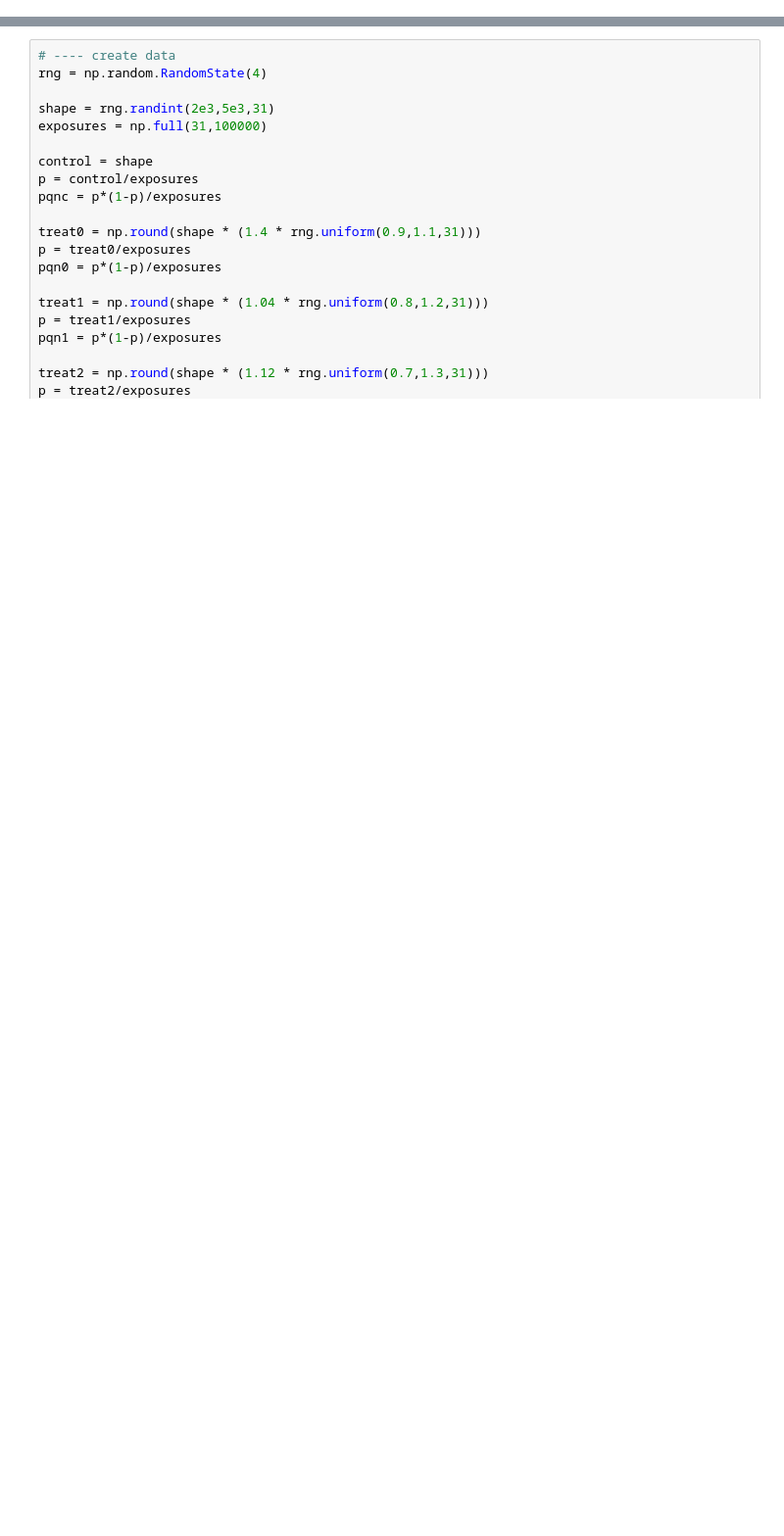
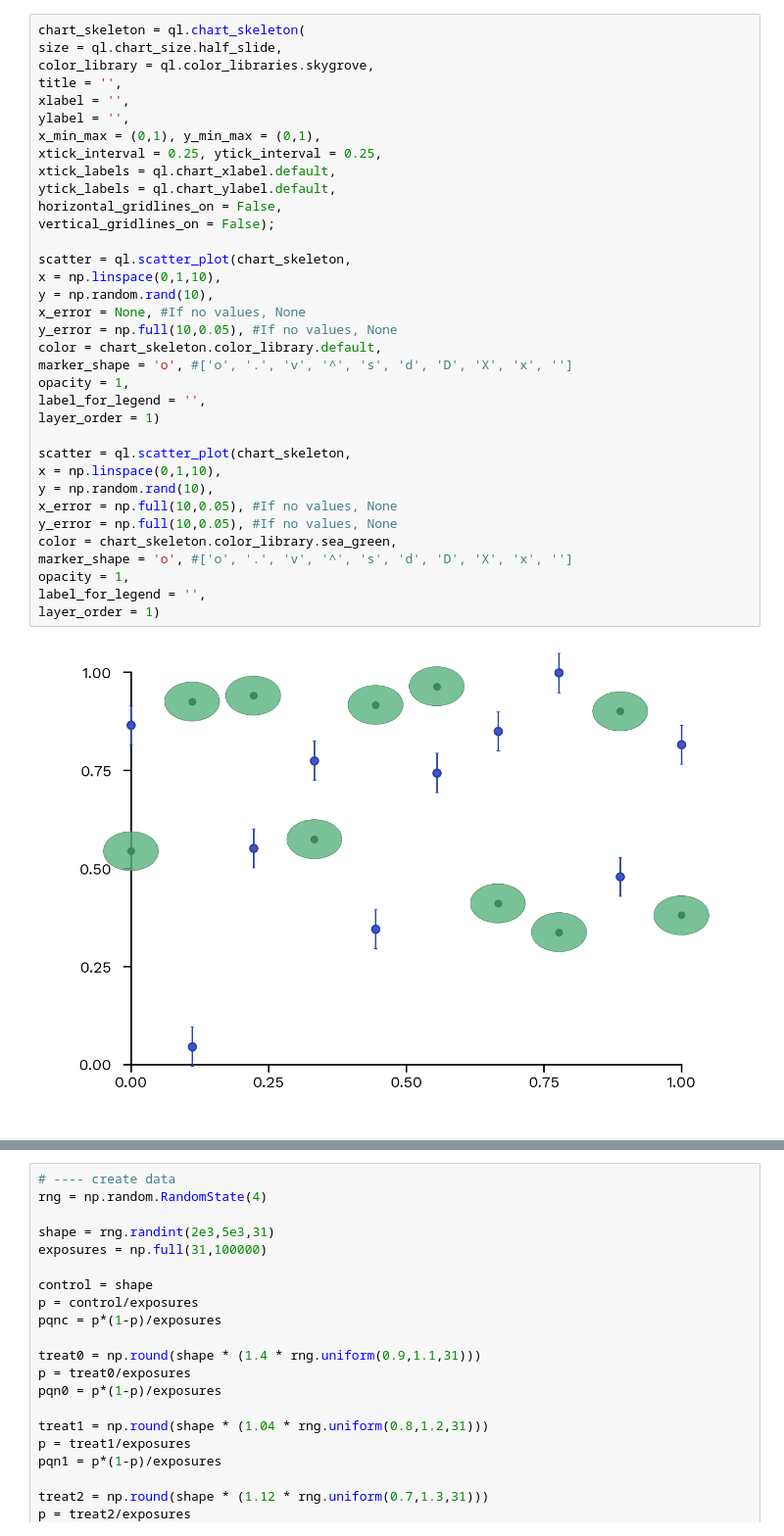
Before and after one commit to alexdsbreslav/quicklooks, a Jupyter notebook: Untitled.ipynb, the cells around one changed output, grey strips where cells are left out. Shown at 98% size. Drawn from its saved outputs; the diff is of its cells as text; blank space fills up the shorter version.

```diff
--- a/Untitled.ipynb
+++ b/Untitled.ipynb
@@ -6,0 +21,37 @@ SyntaxError: invalid syntax. Perhaps you forgot a comma? (cs_attributes.py, line
+# %%
+chart_skeleton = ql.chart_skeleton(
+size = ql.chart_size.half_slide,
+color_library = ql.color_libraries.skygrove,
+title = '',
+xlabel = '',
+ylabel = '',
+x_min_max = (0,1), y_min_max = (0,1),
+xtick_interval = 0.25, ytick_interval = 0.25,
+xtick_labels = ql.chart_xlabel.default,
+ytick_labels = ql.chart_ylabel.default,
+horizontal_gridlines_on = False,
+vertical_gridlines_on = False);
+
+scatter = ql.scatter_plot(chart_skeleton,
+x = np.linspace(0,1,10),
+y = np.random.rand(10),
+x_error = None, #If no values, None
+y_error = np.full(10,0.05), #If no values, None
+color = chart_skeleton.color_library.default,
+marker_shape = 'o', #['o', '.', 'v', '^', 's', 'd', 'D', 'X', 'x', '']
+opacity = 1,
+label_for_legend = '',
+layer_order = 1)
+
+scatter = ql.scatter_plot(chart_skeleton,
+x = np.linspace(0,1,10),
+y = np.random.rand(10),
+x_error = np.full(10,0.05), #If no values, None
+y_error = np.full(10,0.05), #If no values, None
+color = chart_skeleton.color_library.sea_green,
+marker_shape = 'o', #['o', '.', 'v', '^', 's', 'd', 'D', 'X', 'x', '']
+opacity = 1,
+label_for_legend = '',
+layer_order = 1)
+# %% [output]
+[figure, added]
```
Also changed, not shown: parts of 3 cells of this notebook, 21 other files.
